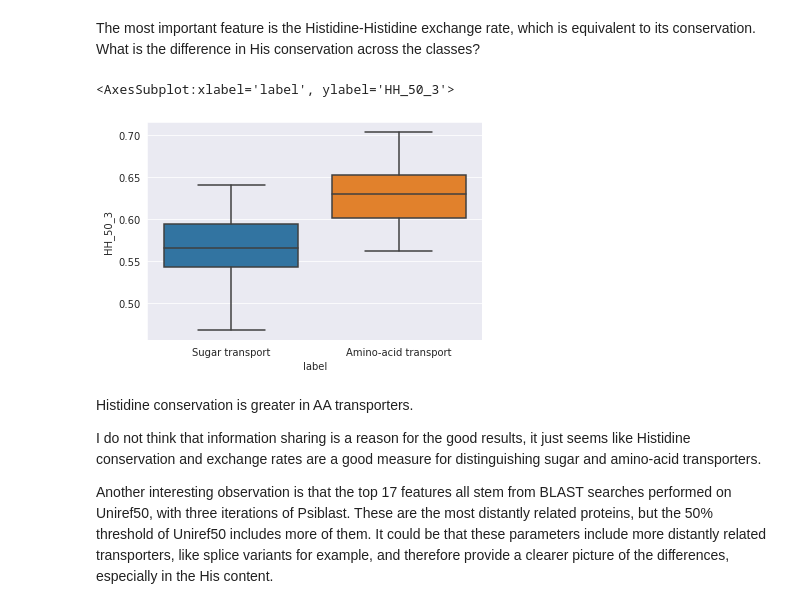
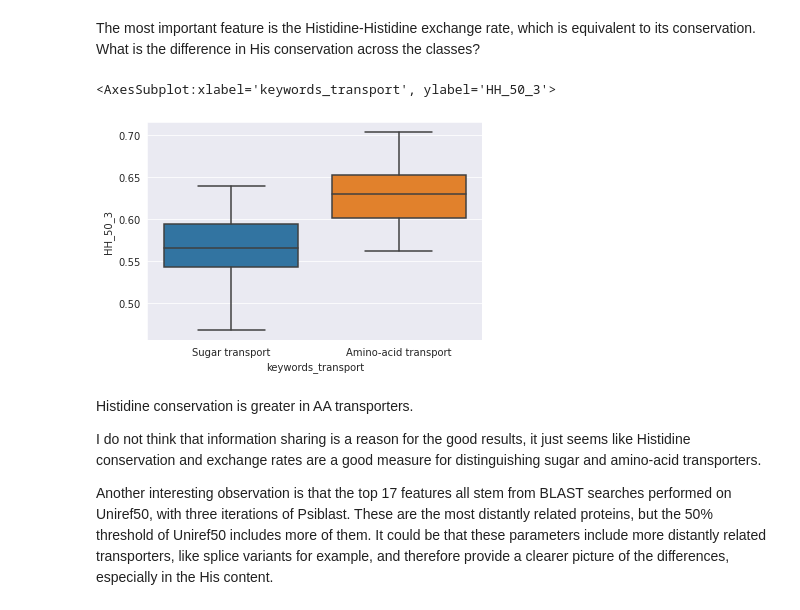
Before and after one commit to adenger/subpred3, a Jupyter notebook: notebooks/athaliana_06_evaluation_pssm.ipynb, the cells around one changed output. Drawn from its saved outputs; the diff is of its cells as text; code cells hidden in the pictures.

```diff
--- a/notebooks/athaliana_06_evaluation_pssm.ipynb
+++ b/notebooks/athaliana_06_evaluation_pssm.ipynb
@@ -143,17 +143,11 @@ get_feature_score(df_pssm, labels).sort_values(
 | 1243 | ND_90_3 | 0.004448 | Feature importance (f_classif) |
 # %% [markdown]
 The most important feature is the Histidine-Histidine exchange rate, which is equivalent to its conservation. What is the difference in His conservation across the classes?
-# %%
-sugar_hh = df_pssm.loc[labels == "Sugar transport"].HH_50_3
-sugar_hh = df_pssm.loc[labels == "Sugar transport"].HH_50_3
-
-df_hh = pd.DataFrame(df_pssm.HH_50_3)
-df_hh["label"] = labels
-
-sns.boxplot(data=df_hh, x="label", y="HH_50_3")
-# %% [output]
-<AxesSubplot:xlabel='label', ylabel='HH_50_3'>
-[figure, removed]
+# %%
+sns.boxplot(data=df_pssm, x=labels, y="HH_50_3")
+# %% [output]
+<AxesSubplot:xlabel='keywords_transport', ylabel='HH_50_3'>
+[figure, added]
 # %% [markdown]
 Histidine conservation is greater in AA transporters.
 
```
Also changed, not shown: parts of 1 cell of this notebook.
